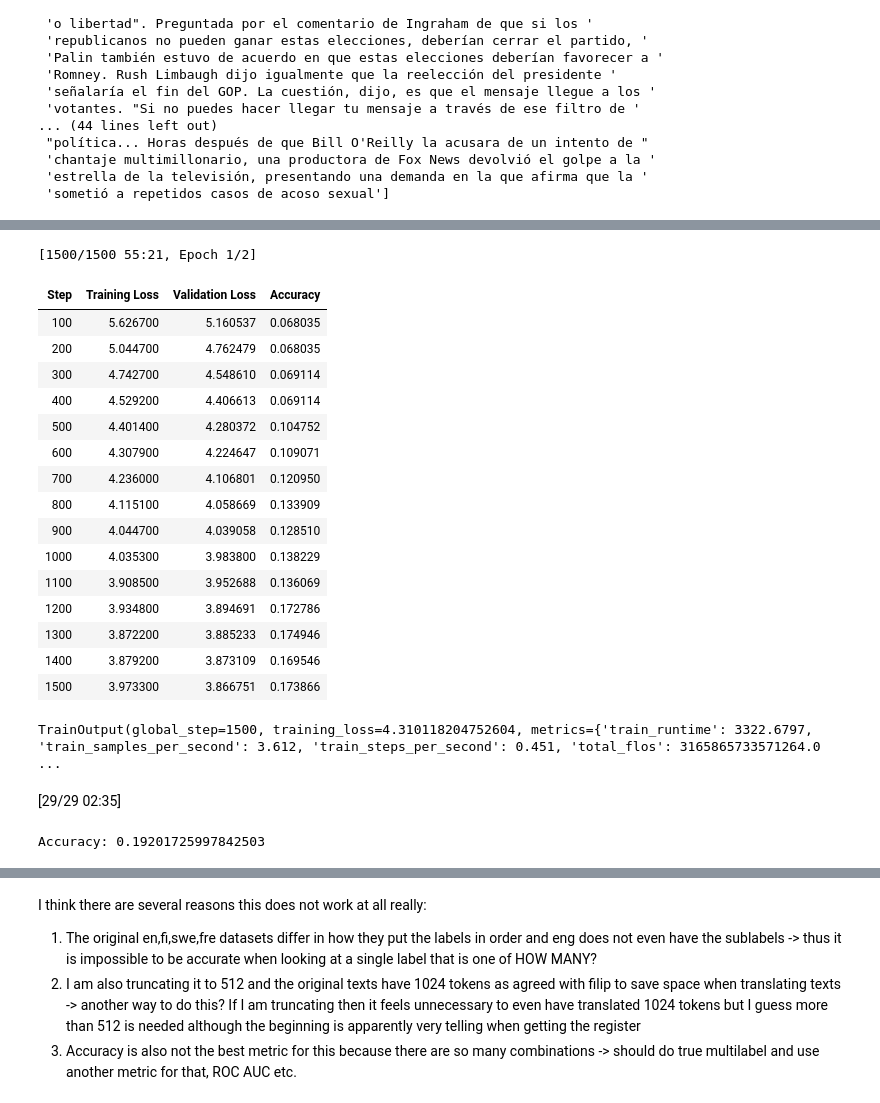
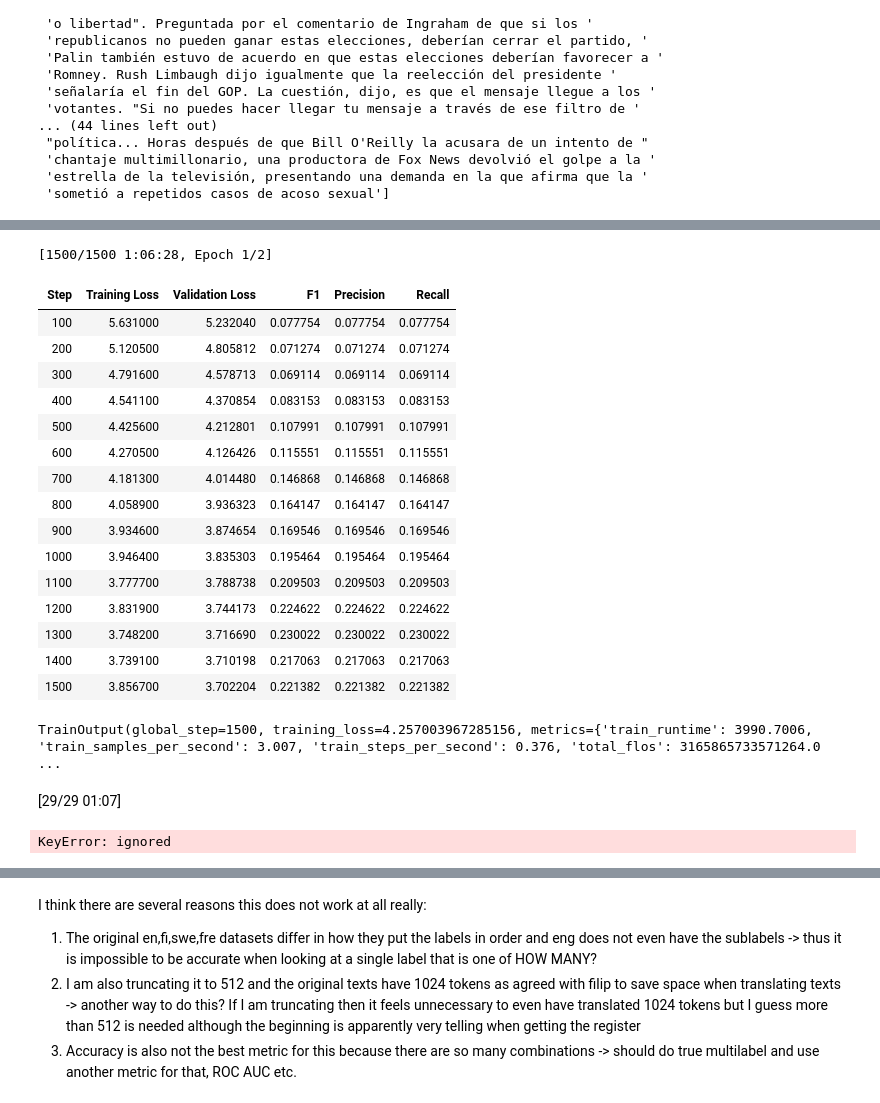
Before and after one commit to TurkuNLP/register-DeepL, a Jupyter notebook: register_simple_test.ipynb, the cells around one changed output, grey strips where cells are left out. Cells and saved outputs as stored; diff of their text form; code cells hidden in the pictures.

```diff
--- a/register_simple_test.ipynb
+++ b/register_simple_test.ipynb
@@ -143,8 +146,19 @@ def compute_accuracy(outputs_and_labels):
 
 data_collator = transformers.DataCollatorWithPadding(tokenizer)
 
-
-# for the actual multilabel thing we need to use another metric
+#microF1
+from sklearn.metrics import precision_recall_fscore_support
+def compute_metrics(pred):
+    labels = pred.label_ids
+    preds = pred.predictions.argmax(-1)
+    precision, recall, f1, _ = precision_recall_fscore_support(labels, preds, average='micro') # switch to micro for multilabel at least, and apparently because it is multiclass binary is not working
+  #  acc = accuracy_score(labels, preds)
+    return {
+   #     'accuracy': acc,
+        'f1': f1,
+        'precision': precision,
+        'recall': recall
+    }
 # %%
 from collections import defaultdict
 
@@ -170,42 +184,42 @@ early_stopping = transformers.EarlyStoppingCallback(
 # %%
 trainer = transformers.Trainer(
     model=model,
     args=trainer_args,
     train_dataset=dataset["train"],
     eval_dataset=dataset["validation"],
-    compute_metrics=compute_accuracy,
+    compute_metrics=compute_metrics,
     data_collator=data_collator,
     tokenizer = tokenizer,
     callbacks=[early_stopping, training_logs]
 )
 
 trainer.train()
 # %% [output]
-[1500/1500 55:21, Epoch 1/2]
+[1500/1500 1:06:28, Epoch 1/2]
-| Step | Training Loss | Validation Loss | Accuracy |
-| 100 | 5.626700 | 5.160537 | 0.068035 |
-| 200 | 5.044700 | 4.762479 | 0.068035 |
-| 300 | 4.742700 | 4.548610 | 0.069114 |
-| 400 | 4.529200 | 4.406613 | 0.069114 |
-| 500 | 4.401400 | 4.280372 | 0.104752 |
-| 600 | 4.307900 | 4.224647 | 0.109071 |
-| 700 | 4.236000 | 4.106801 | 0.120950 |
-| 800 | 4.115100 | 4.058669 | 0.133909 |
-| 900 | 4.044700 | 4.039058 | 0.128510 |
-| 1000 | 4.035300 | 3.983800 | 0.138229 |
-| 1100 | 3.908500 | 3.952688 | 0.136069 |
-| 1200 | 3.934800 | 3.894691 | 0.172786 |
-| 1300 | 3.872200 | 3.885233 | 0.174946 |
-| 1400 | 3.879200 | 3.873109 | 0.169546 |
-| 1500 | 3.973300 | 3.866751 | 0.173866 |
+| Step | Training Loss | Validation Loss | F1 | Precision | Recall |
+| 100 | 5.631000 | 5.232040 | 0.077754 | 0.077754 | 0.077754 |
+| 200 | 5.120500 | 4.805812 | 0.071274 | 0.071274 | 0.071274 |
+| 300 | 4.791600 | 4.578713 | 0.069114 | 0.069114 | 0.069114 |
+| 400 | 4.541100 | 4.370854 | 0.083153 | 0.083153 | 0.083153 |
+| 500 | 4.425600 | 4.212801 | 0.107991 | 0.107991 | 0.107991 |
+| 600 | 4.270500 | 4.126426 | 0.115551 | 0.115551 | 0.115551 |
+| 700 | 4.181300 | 4.014480 | 0.146868 | 0.146868 | 0.146868 |
+| 800 | 4.058900 | 3.936323 | 0.164147 | 0.164147 | 0.164147 |
+| 900 | 3.934600 | 3.874654 | 0.169546 | 0.169546 | 0.169546 |
+| 1000 | 3.946400 | 3.835303 | 0.195464 | 0.195464 | 0.195464 |
+| 1100 | 3.777700 | 3.788738 | 0.209503 | 0.209503 | 0.209503 |
+| 1200 | 3.831900 | 3.744173 | 0.224622 | 0.224622 | 0.224622 |
+| 1300 | 3.748200 | 3.716690 | 0.230022 | 0.230022 | 0.230022 |
+| 1400 | 3.739100 | 3.710198 | 0.217063 | 0.217063 | 0.217063 |
+| 1500 | 3.856700 | 3.702204 | 0.221382 | 0.221382 | 0.221382 |
-TrainOutput(global_step=1500, training_loss=4.310118204752604, metrics={'train_runtime': 3322.6797, 'train_samples_per_second': 3.612, 'train_steps_per_second': 0.451, 'total_flos': 3165865733571264.0 ...
+TrainOutput(global_step=1500, training_loss=4.257003967285156, metrics={'train_runtime': 3990.7006, 'train_samples_per_second': 3.007, 'train_steps_per_second': 0.376, 'total_flos': 3165865733571264.0 ...
 # %%
 eval_results = trainer.evaluate(dataset["test"])
 
-print('Accuracy:', eval_results['eval_accuracy'])
+print('Evaluation:', eval_results['eval_f1'])
 # %% [output]
-[29/29 02:35]
+[29/29 01:07]
-Accuracy: 0.19201725997842503
+KeyError: ignored
 # %%
 %matplotlib inline
 import matplotlib.pyplot as plt
```
Also changed, not shown: parts of 6 cells of this notebook.
